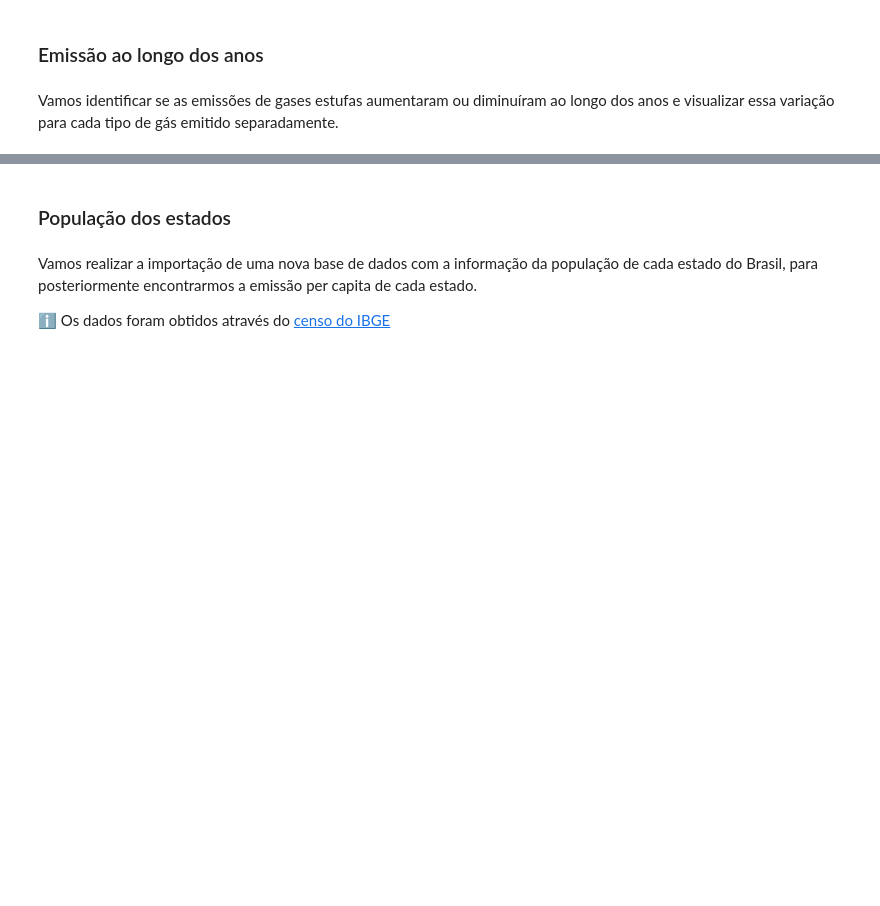
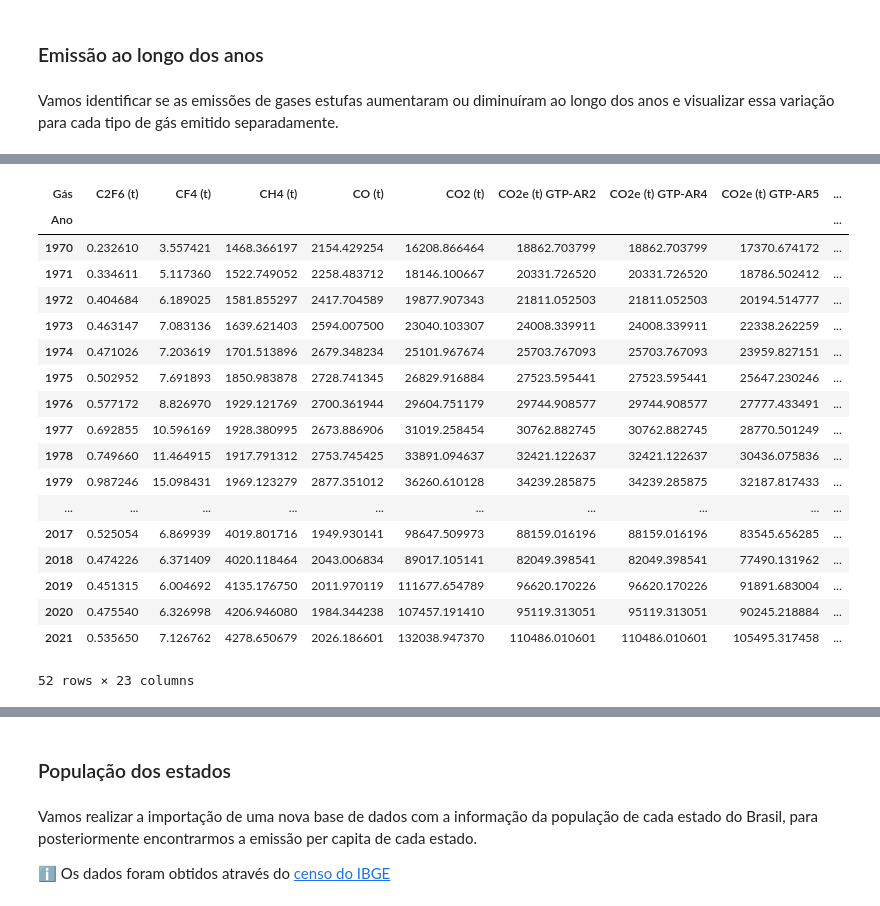
Before and after one commit to rgrAndrade/Analise_de_Gases_de_Efeito_Estufa, a Jupyter notebook: analise_gases_efeito_estufa.ipynb, the cells around one changed output, grey strips where cells are left out. Cells and saved outputs as stored; diff of their text form; code cells hidden in the pictures; blank space fills up the shorter version.

```diff
--- a/analise_gases_efeito_estufa.ipynb
+++ b/analise_gases_efeito_estufa.ipynb
@@ -416,0 +617,23 @@ Vamos identificar se as emissões de gases estufas aumentaram ou diminuíram ao
+# %%
+media_emissao_anual = media_emissao_anual.pivot_table(index = 'Ano', columns = 'Gás', values = 'Emissão')
+media_emissao_anual
+# %% [output]
+| Gás | C2F6 (t) | CF4 (t) | CH4 (t) | CO (t) | CO2 (t) | CO2e (t) GTP-AR2 | CO2e (t) GTP-AR4 | CO2e (t) GTP-AR5 | ... |
+| Ano |  |  |  |  |  |  |  |  | ... |
+| 1970 | 0.232610 | 3.557421 | 1468.366197 | 2154.429254 | 16208.866464 | 18862.703799 | 18862.703799 | 17370.674172 | ... |
+| 1971 | 0.334611 | 5.117360 | 1522.749052 | 2258.483712 | 18146.100667 | 20331.726520 | 20331.726520 | 18786.502412 | ... |
+| 1972 | 0.404684 | 6.189025 | 1581.855297 | 2417.704589 | 19877.907343 | 21811.052503 | 21811.052503 | 20194.514777 | ... |
+| 1973 | 0.463147 | 7.083136 | 1639.621403 | 2594.007500 | 23040.103307 | 24008.339911 | 24008.339911 | 22338.262259 | ... |
+| 1974 | 0.471026 | 7.203619 | 1701.513896 | 2679.348234 | 25101.967674 | 25703.767093 | 25703.767093 | 23959.827151 | ... |
+| 1975 | 0.502952 | 7.691893 | 1850.983878 | 2728.741345 | 26829.916884 | 27523.595441 | 27523.595441 | 25647.230246 | ... |
+| 1976 | 0.577172 | 8.826970 | 1929.121769 | 2700.361944 | 29604.751179 | 29744.908577 | 29744.908577 | 27777.433491 | ... |
+| 1977 | 0.692855 | 10.596169 | 1928.380995 | 2673.886906 | 31019.258454 | 30762.882745 | 30762.882745 | 28770.501249 | ... |
+| 1978 | 0.749660 | 11.464915 | 1917.791312 | 2753.745425 | 33891.094637 | 32421.122637 | 32421.122637 | 30436.075836 | ... |
+| 1979 | 0.987246 | 15.098431 | 1969.123279 | 2877.351012 | 36260.610128 | 34239.285875 | 34239.285875 | 32187.817433 | ... |
+| ... | ... | ... | ... | ... | ... | ... | ... | ... | ... |
+| 2017 | 0.525054 | 6.869939 | 4019.801716 | 1949.930141 | 98647.509973 | 88159.016196 | 88159.016196 | 83545.656285 | ... |
+| 2018 | 0.474226 | 6.371409 | 4020.118464 | 2043.006834 | 89017.105141 | 82049.398541 | 82049.398541 | 77490.131962 | ... |
+| 2019 | 0.451315 | 6.004692 | 4135.176750 | 2011.970119 | 111677.654789 | 96620.170226 | 96620.170226 | 91891.683004 | ... |
+| 2020 | 0.475540 | 6.326998 | 4206.946080 | 1984.344238 | 107457.191410 | 95119.313051 | 95119.313051 | 90245.218884 | ... |
+| 2021 | 0.535650 | 7.126762 | 4278.650679 | 2026.186601 | 132038.947370 | 110486.010601 | 110486.010601 | 105495.317458 | ... |
+52 rows × 23 columns
```
Also changed, not shown: parts of 17 cells of this notebook.
